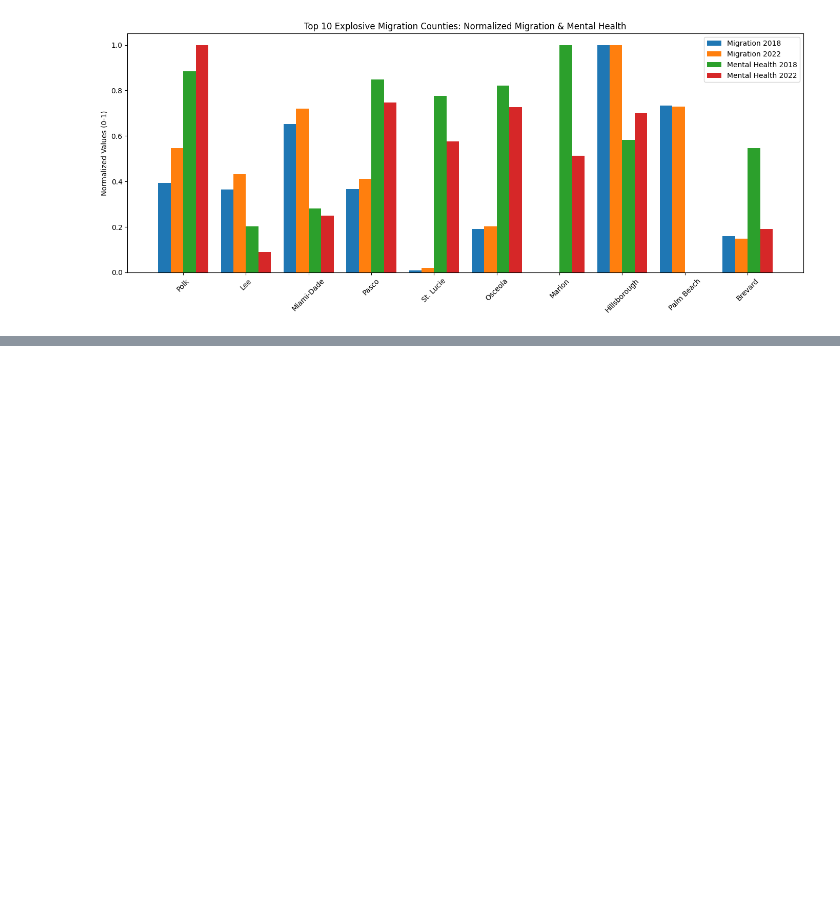
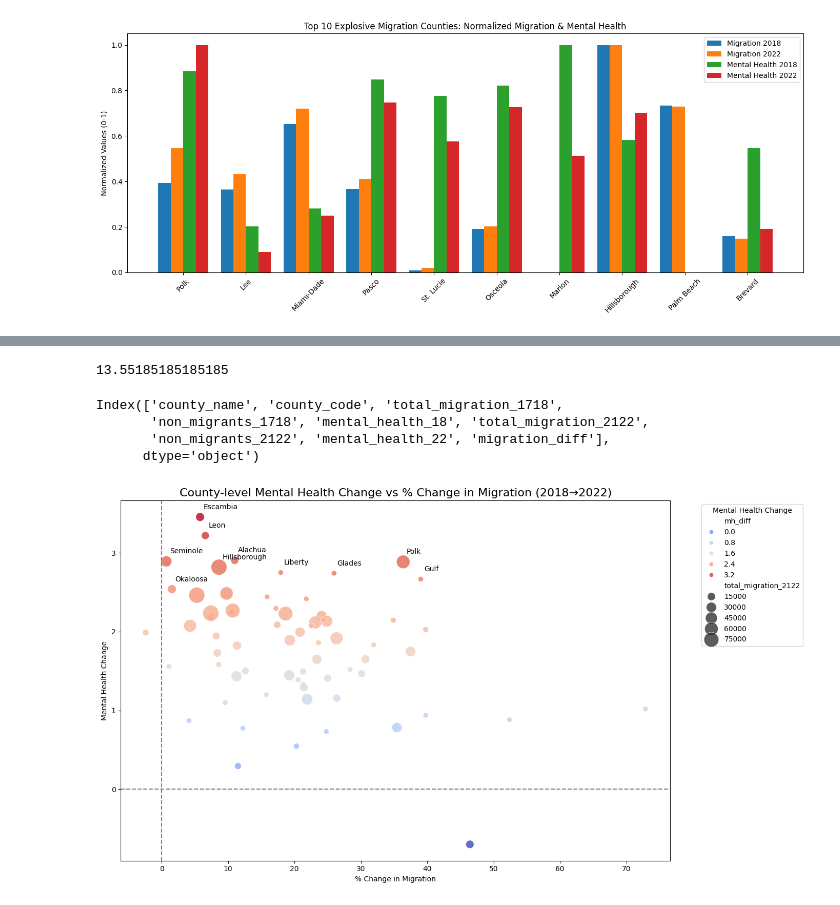
Before and after one commit to Dhairya890/OPT, a Jupyter notebook: migration_over_years.ipynb, the cells around one changed output, grey strips where cells are left out. Drawn from its saved outputs; the diff is of its cells as text; code cells hidden in the pictures; blank space fills up the shorter version.

Commit message:
2018 on gentri, % change in migration

```diff
--- a/migration_over_years.ipynb
+++ b/migration_over_years.ipynb
@@ -224,0 +228,4 @@ plt.show()
+# %%
+merged_all_years['mental_health_22'].min()
+# %% [output]
+13.55185185185185
@@ -224,0 +234,42 @@ plt.show()
+# %%
+merged_all_years.columns
+# %% [output]
+Index(['county_name', 'county_code', 'total_migration_1718',
+       'non_migrants_1718', 'mental_health_18', 'total_migration_2122',
+       'non_migrants_2122', 'mental_health_22', 'migration_diff'],
+      dtype='object')
+# %%
+# Compute difference and % change
+merged_all_years['mh_diff'] = merged_all_years['mental_health_22'] - merged_all_years['mental_health_18']
+merged_all_years['migration_pct_diff'] = (merged_all_years['total_migration_2122'] - merged_all_years['total_migration_1718']) / merged_all_years['total_migration_1718'] * 100
+
+plt.figure(figsize=(14,8))
+scatter = sns.scatterplot(
+    data=merged_all_years,
+    x='migration_pct_diff',
+    y='mh_diff',
+    size='total_migration_2122',
+    hue='mh_diff',
+    palette='coolwarm',
+    sizes=(50, 500),
+    alpha=0.8
+)
+
+# Add reference lines at 0
+plt.axhline(0, color='gray', linestyle='--')
+plt.axvline(0, color='gray', linestyle='--')
+
+plt.title("County-level Mental Health Change vs % Change in Migration (2018→2022)", fontsize=16)
+plt.xlabel("% Change in Migration")
+plt.ylabel("Mental Health Change")
+plt.legend(title="Mental Health Change", bbox_to_anchor=(1.05, 1), loc='upper left')
+plt.tight_layout()
+
+# Optional: label top 5 largest changes
+top5 = merged_all_years.nlargest(10, 'mh_diff')
+for i, row in top5.iterrows():
+    plt.text(row['migration_pct_diff']+0.5, row['mh_diff']+0.1, row['county_name'], fontsize=10)
+
+plt.show()
+# %% [output]
+[figure, added]
```
Also changed, not shown: parts of 8 cells of this notebook, 1 other file.
